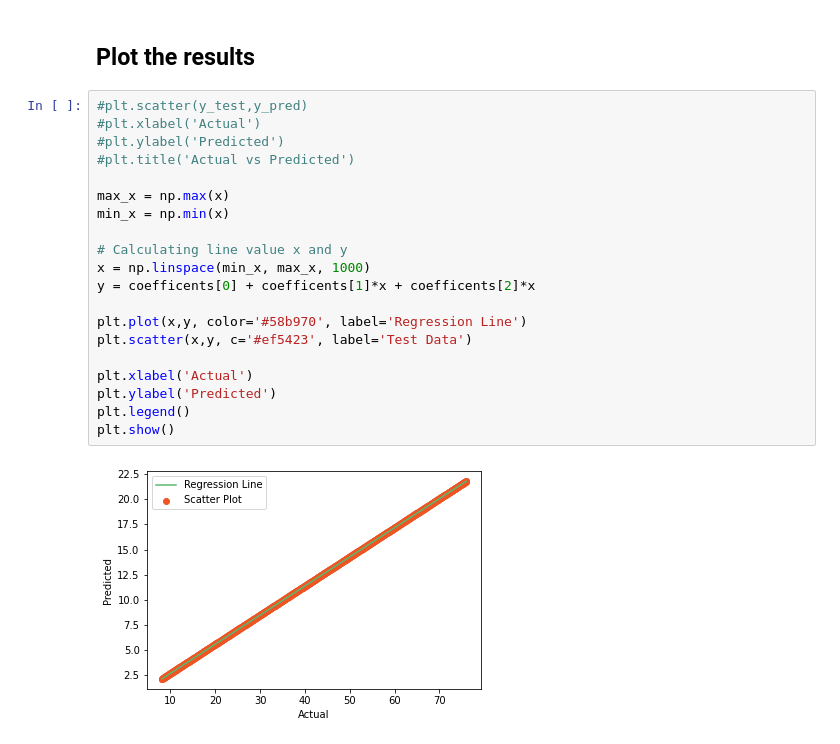
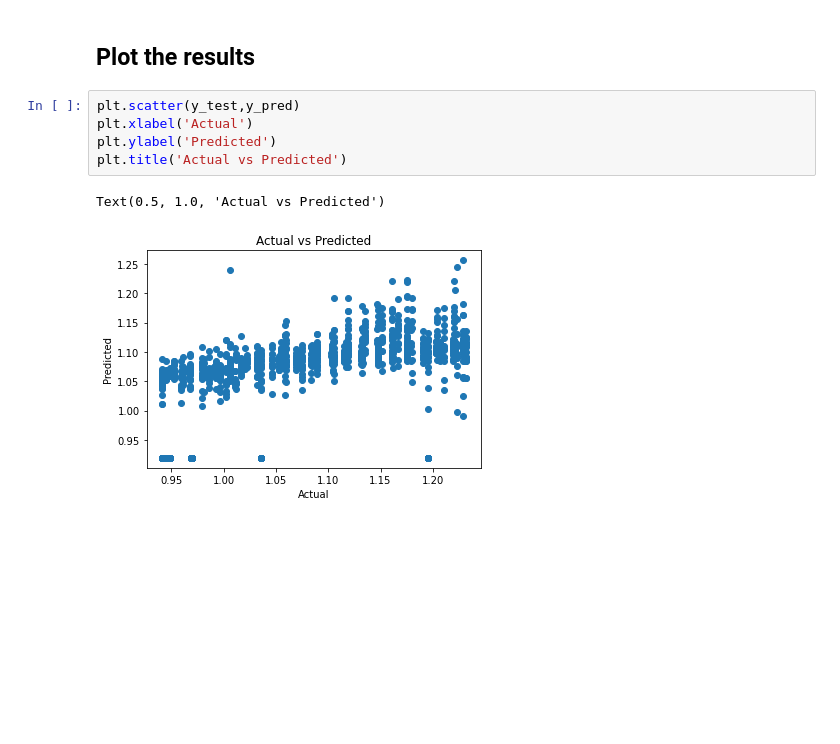
Before and after one commit to marco-milanesi/dynamic-weighing, a Jupyter notebook: Linear_regression.ipynb, the cells around one changed output. Cells and saved outputs as stored; diff of their text form; blank space fills up the shorter version.

```diff
--- a/Linear_regression.ipynb
+++ b/Linear_regression.ipynb
@@ -231,27 +215,13 @@ r2_score(y_test,y_pred)
 # %% [markdown]
 ## Plot the results
-# %%
-#plt.scatter(y_test,y_pred)
-#plt.xlabel('Actual')
-#plt.ylabel('Predicted')
-#plt.title('Actual vs Predicted')
-
-max_x = np.max(x)
-min_x = np.min(x)
-
-# Calculating line value x and y
-x = np.linspace(min_x, max_x, 1000)
-y = coefficents[0] + coefficents[1]*x + coefficents[2]*x
-
-plt.plot(x,y, color='#58b970', label='Regression Line')
-plt.scatter(x,y, c='#ef5423', label='Test Data')
-
-plt.xlabel('Actual')
-plt.ylabel('Predicted')
-plt.legend()
-plt.show()
-# %% [output]
-[figure, removed]
+# %%
+plt.scatter(y_test,y_pred)
+plt.xlabel('Actual')
+plt.ylabel('Predicted')
+plt.title('Actual vs Predicted')
+# %% [output]
+Text(0.5, 1.0, 'Actual vs Predicted')
+[figure, added]
 # %%
 from sklearn.metrics import mean_squared_error
 import math
```
Also changed, not shown: parts of 12 cells of this notebook.
